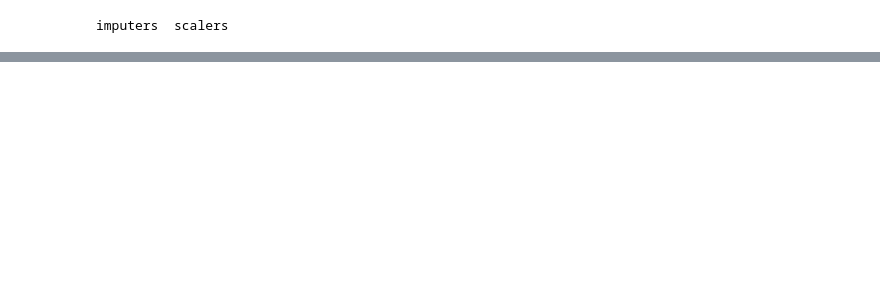
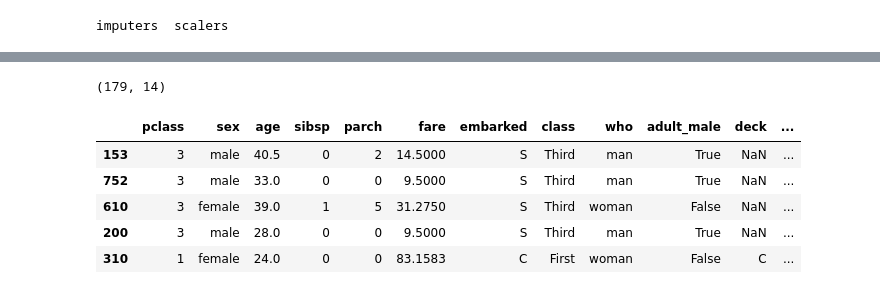
Before and after one commit to kackey0-1/ml_handson, a Jupyter notebook: data_exploratory_100/7_preprocessing_training_data.ipynb, the cells around one changed output, grey strips where cells are left out. Drawn from its saved outputs; the diff is of its cells as text; code cells hidden in the pictures; blank space fills up the shorter version.

```diff
--- a/data_exploratory_100/7_preprocessing_training_data.ipynb
+++ b/data_exploratory_100/7_preprocessing_training_data.ipynb
@@ -472,0 +521,11 @@ imputers  scalers
+# %%
+print(test_ds.shape)
+test_ds.head()
+# %% [output]
+(179, 14)
+|  | pclass | sex | age | sibsp | parch | fare | embarked | class | who | adult_male | deck | ... |
+| 153 | 3 | male | 40.5 | 0 | 2 | 14.5000 | S | Third | man | True | NaN | ... |
+| 752 | 3 | male | 33.0 | 0 | 0 | 9.5000 | S | Third | man | True | NaN | ... |
+| 610 | 3 | female | 39.0 | 1 | 5 | 31.2750 | S | Third | woman | False | NaN | ... |
+| 200 | 3 | male | 28.0 | 0 | 0 | 9.5000 | S | Third | man | True | NaN | ... |
+| 310 | 1 | female | 24.0 | 0 | 0 | 83.1583 | C | First | woman | False | C | ... |
```
Also changed, not shown: parts of 19 cells of this notebook.
